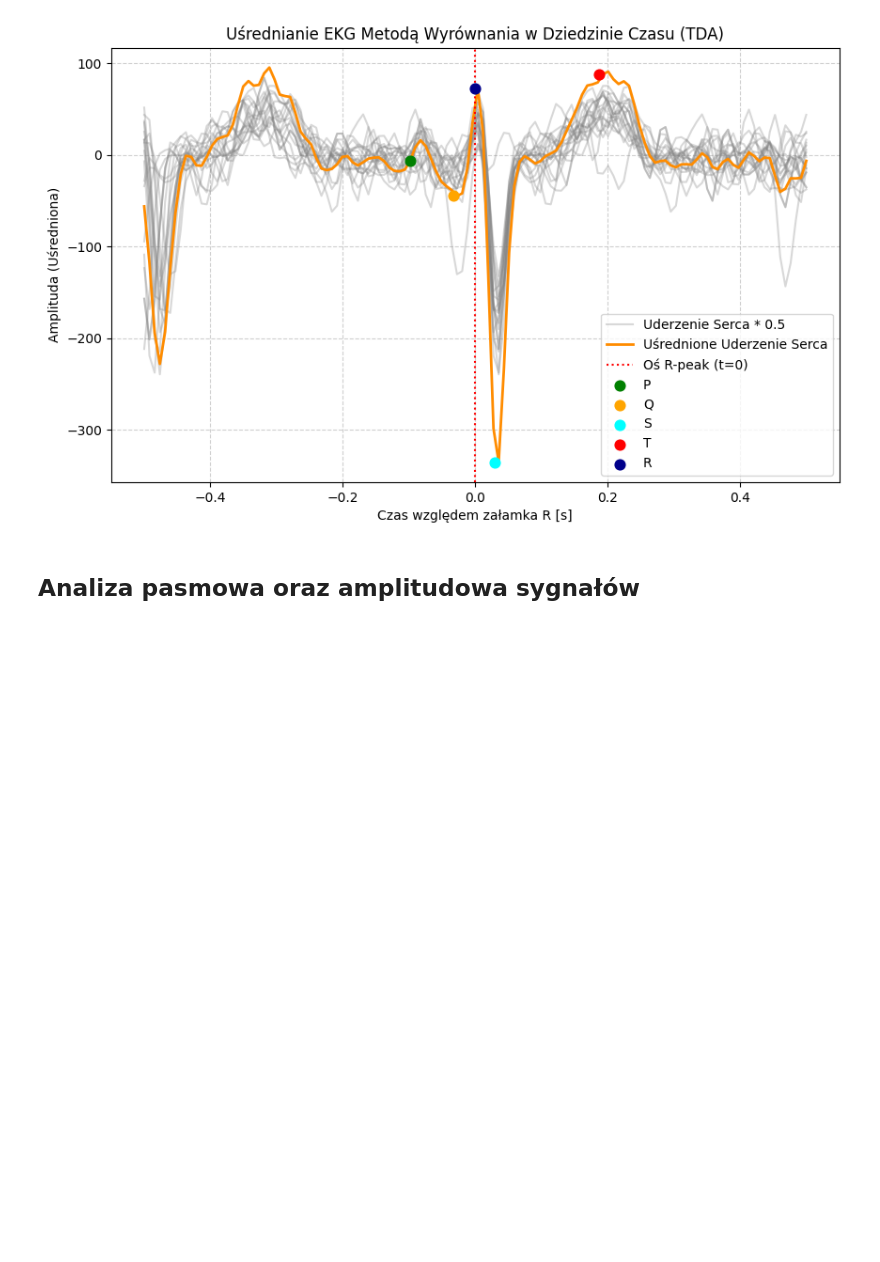
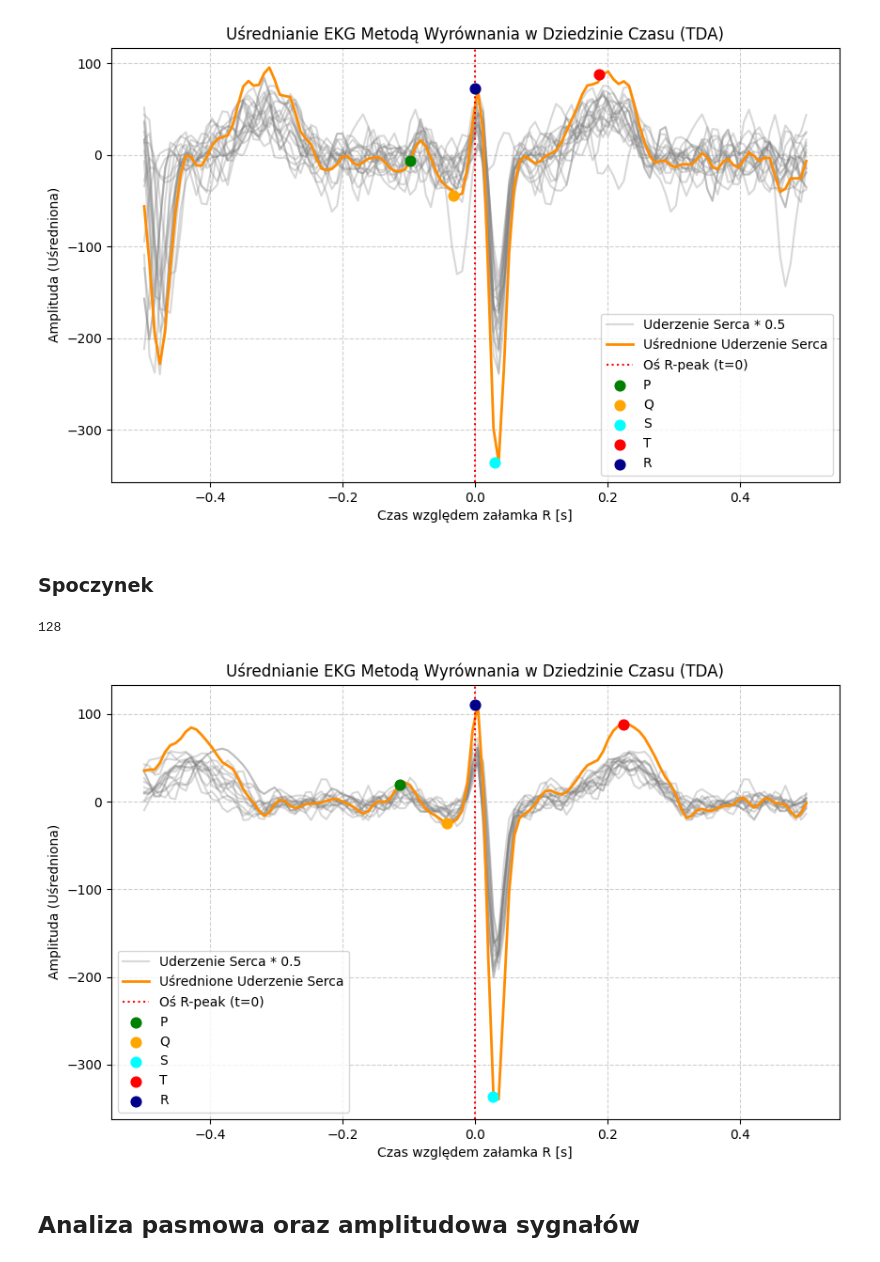
Before and after one commit to MichaelL200/Projekt-EKG, a Jupyter notebook: z4.ipynb, the cells around one changed output. Cells and saved outputs as stored; diff of their text form; code cells hidden in the pictures; blank space fills up the shorter version.

Commit message:
fix: z4 notebook after changes

```diff
--- a/z4.ipynb
+++ b/z4.ipynb
@@ -406,6 +362,86 @@ plt.show()
 # %% [output]
 128
 [figure]
+# %% [markdown]
+### Spoczynek
+# %%
+
+sf = 128
+ecg = data['ECG_Clean'][0][:,0] # spoczynek
+# ecg = data['ECG_Clean'][99][:,0] # aktywnosc
+
+_, info = nk.ecg_peaks(ecg, sampling_rate=sf)
+r_peaks = info["ECG_R_Peaks"]
+# okno czasowe
+before_r = int(0.5 * sf)
+after_r = int(0.5 * sf)
+window_size = before_r + after_r
+
+heartbeats = []
+for r_peak_index in r_peaks:
+    start = r_peak_index - before_r
+    end = r_peak_index + after_r
+
+    if start >= 0 and end <= len(ecg):
+        segment = ecg[start:end]
+        heartbeats.append(segment)
+
+
+heartbeats_array = np.array(heartbeats)
+average_template = np.mean(heartbeats_array, axis=0) # srednia w pionie
+
+delineations, waves = nk.ecg_delineate(
+    ecg,
+    r_peaks,
+    sampling_rate=sf,
+    method='peak'
+)
+
+colors = {'P': 'green', 'Q': 'orange', 'S': 'cyan', 'T': 'red'}
+time_points = np.linspace(-0.5, 0.5, len(average_template))
+
+plt.figure(figsize=(10, 6))
+# kilka pierwszych uderzen
+plt.plot(time_points, heartbeats_array[0, :] * 0.5, alpha=0.3, color='gray', label="Uderzenie Serca * 0.5")
+for i in range(min(20, len(heartbeats_array))):
+    plt.plot(time_points, heartbeats_array[i, :] * 0.5, alpha=0.3, color='gray') # *0.5 żeby nie nachodziły na średnią
+
+plt.plot(time_points, average_template, color='darkorange', linewidth=2, label='Uśrednione Uderzenie Serca')
+plt.axvline(x=0, color='red', linestyle=':', label='Oś R-peak (t=0)')
+plt.title('Uśrednianie EKG Metodą Wyrównania w Dziedzinie Czasu (TDA)')
+plt.xlabel('Czas względem załamka R [s]')
+plt.ylabel('Amplituda (Uśredniona)')
+plt.grid(True, linestyle='--', alpha=0.6)
+
+
+print(len(average_template))
+cur_peak = np.argmax(average_template)
+cur_peak = 64
+
+for wave_type in ['P', 'Q', 'S', 'T']:
+    peak_key = f"ECG_{wave_type}_Peaks"
+    indices = np.nonzero(delineations[peak_key])[0]
+
+    if len(indices) == 0:
+        continue  # Pominięcie, jeśli nie wykryto żadnej fali danego typu
+
+    avg_diff_samples = np.mean(abs(r_peaks - indices))
+
+    direction = -1 if wave_type in ['P', 'Q'] else 1
+
+    offset_seconds = (direction * avg_diff_samples) / FS
+    target_idx = int(round(cur_peak + (direction * avg_diff_samples)))
+
+    if 0 <= target_idx < len(average_template):
+        val = average_template[target_idx]
+        plt.scatter(offset_seconds, val, color=colors[wave_type], label=wave_type, s=60, zorder=5)
+
+plt.scatter(0, average_template[cur_peak], color='darkblue', s=60, label="R", zorder=5) # r-pik
+plt.legend()
+plt.show()
+# %% [output]
+128
+[figure, added]
 # %% [markdown]
 ## Analiza pasmowa oraz amplitudowa sygnałów
 # %% [markdown]
```
Also changed, not shown: parts of 10 cells of this notebook.
